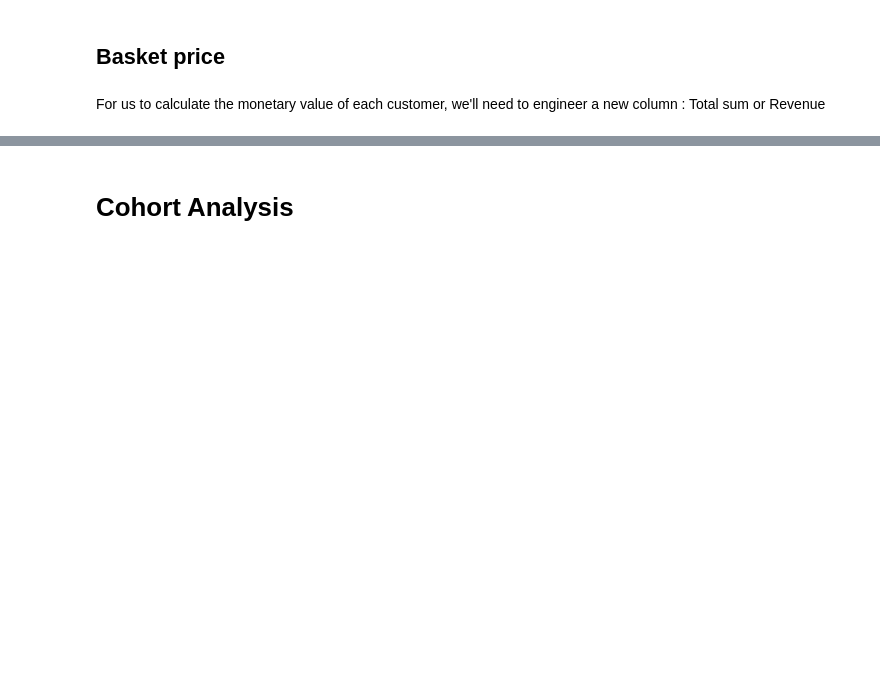
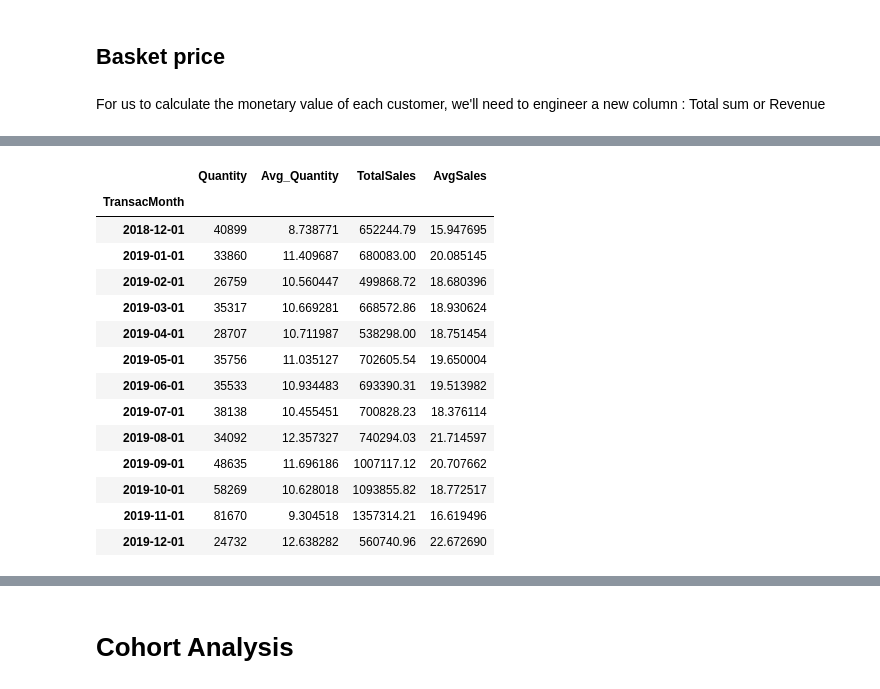
Before and after one commit to Oumnia-Sdn/CustomersSegmentation-RFM-KMeans, a Jupyter notebook: notebooks/UK B2C e-commerce transactions analysis & purchase prediction .ipynb, the cells around one changed output, grey strips where cells are left out. Drawn from its saved outputs; the diff is of its cells as text; code cells hidden in the pictures; blank space fills up the shorter version.

```diff
--- a/notebooks/UK B2C e-commerce transactions analysis & purchase prediction .ipynb
+++ b/notebooks/UK B2C e-commerce transactions analysis & purchase prediction .ipynb
@@ -317,0 +403,18 @@ For us to calculate the monetary value of each customer, we'll need to engineer
+# %%
+months
+# %% [output]
+|  | Quantity | Avg_Quantity | TotalSales | AvgSales |
+| TransacMonth |  |  |  |  |
+| 2018-12-01 | 40899 | 8.738771 | 652244.79 | 15.947695 |
+| 2019-01-01 | 33860 | 11.409687 | 680083.00 | 20.085145 |
+| 2019-02-01 | 26759 | 10.560447 | 499868.72 | 18.680396 |
+| 2019-03-01 | 35317 | 10.669281 | 668572.86 | 18.930624 |
+| 2019-04-01 | 28707 | 10.711987 | 538298.00 | 18.751454 |
+| 2019-05-01 | 35756 | 11.035127 | 702605.54 | 19.650004 |
+| 2019-06-01 | 35533 | 10.934483 | 693390.31 | 19.513982 |
+| 2019-07-01 | 38138 | 10.455451 | 700828.23 | 18.376114 |
+| 2019-08-01 | 34092 | 12.357327 | 740294.03 | 21.714597 |
+| 2019-09-01 | 48635 | 11.696186 | 1007117.12 | 20.707662 |
+| 2019-10-01 | 58269 | 10.628018 | 1093855.82 | 18.772517 |
+| 2019-11-01 | 81670 | 9.304518 | 1357314.21 | 16.619496 |
+| 2019-12-01 | 24732 | 12.638282 | 560740.96 | 22.672690 |
```
Also changed, not shown: parts of 12 cells of this notebook.
